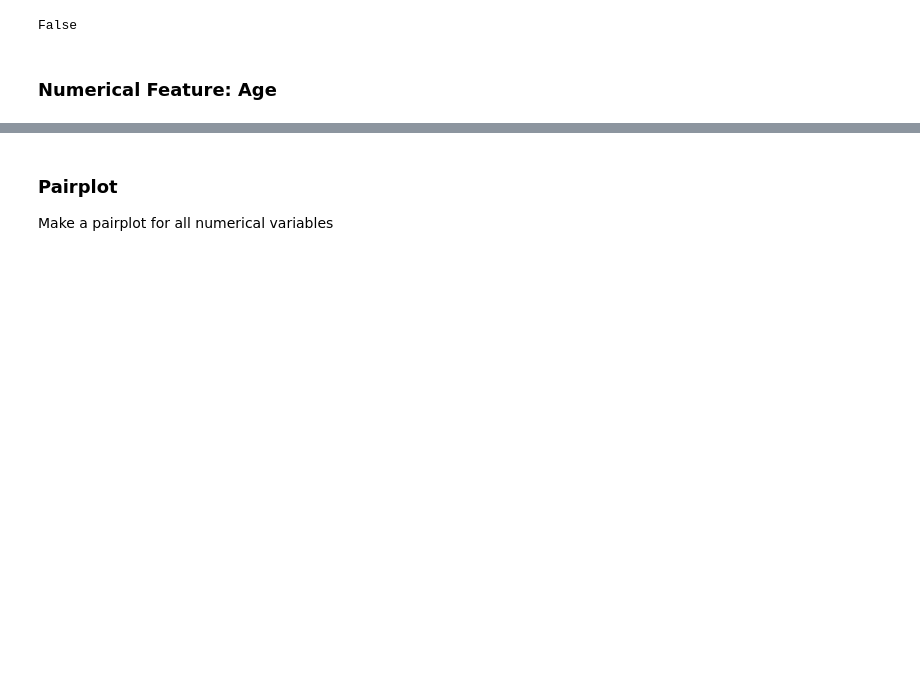
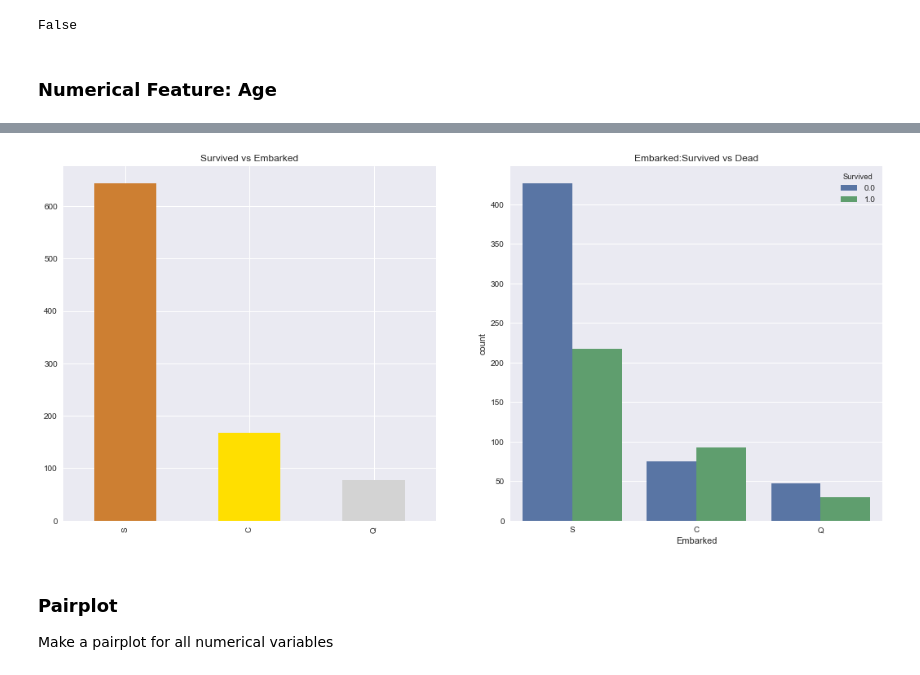
Before and after one commit to Theerit/Kaggle_Titanic, a Jupyter notebook: Titanic.ipynb, the cells around one changed output, grey strips where cells are left out. Cells and saved outputs as stored; diff of their text form; code cells hidden in the pictures; blank space fills up the shorter version.

```diff
--- a/Titanic.ipynb
+++ b/Titanic.ipynb
@@ -308,3 +324,12 @@ plt.show()
+# %%
+f,ax=plt.subplots(1,2,figsize=(18,8))
+X_plot['Embarked'].value_counts().plot.bar(color=['#CD7F32','#FFDF00','#D3D3D3'],ax=ax[0])
+ax[0].set_title('Survived vs Embarked')
+sns.countplot('Embarked',hue='Survived',data=X_plot,ax=ax[1])
+ax[1].set_title('Embarked:Survived vs Dead')
+plt.show()
+# %% [output]
+[figure, added]
 # %% [markdown]
 ### Pairplot
 Make a pairplot for all numerical variables
```
Also changed, not shown: parts of 7 cells of this notebook.
